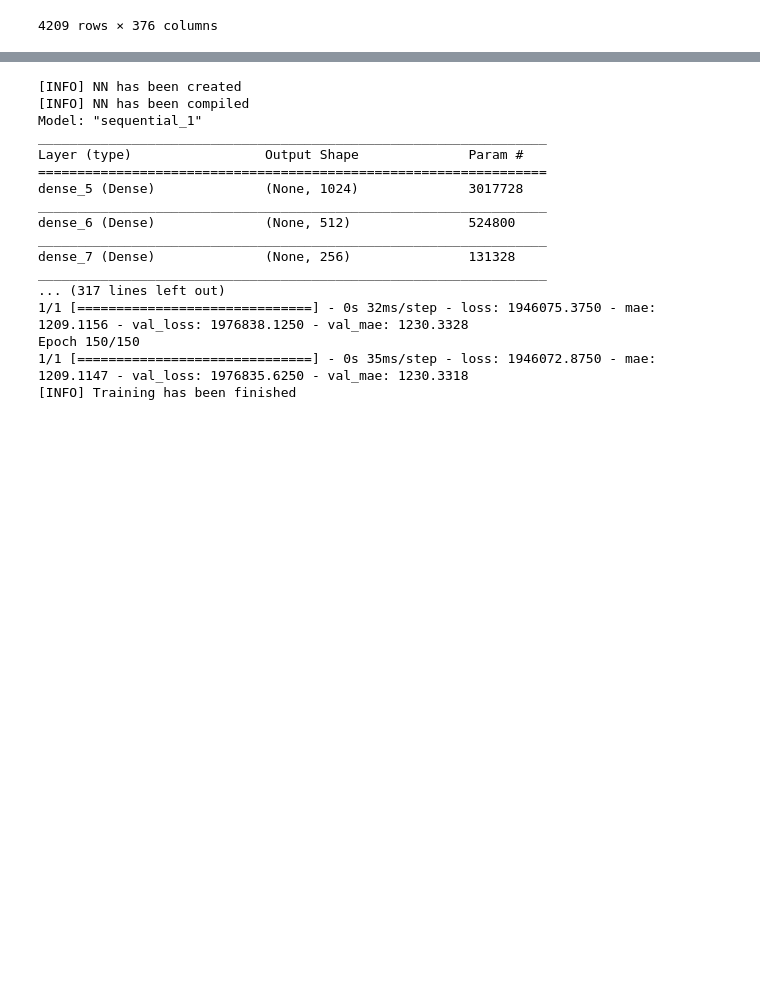
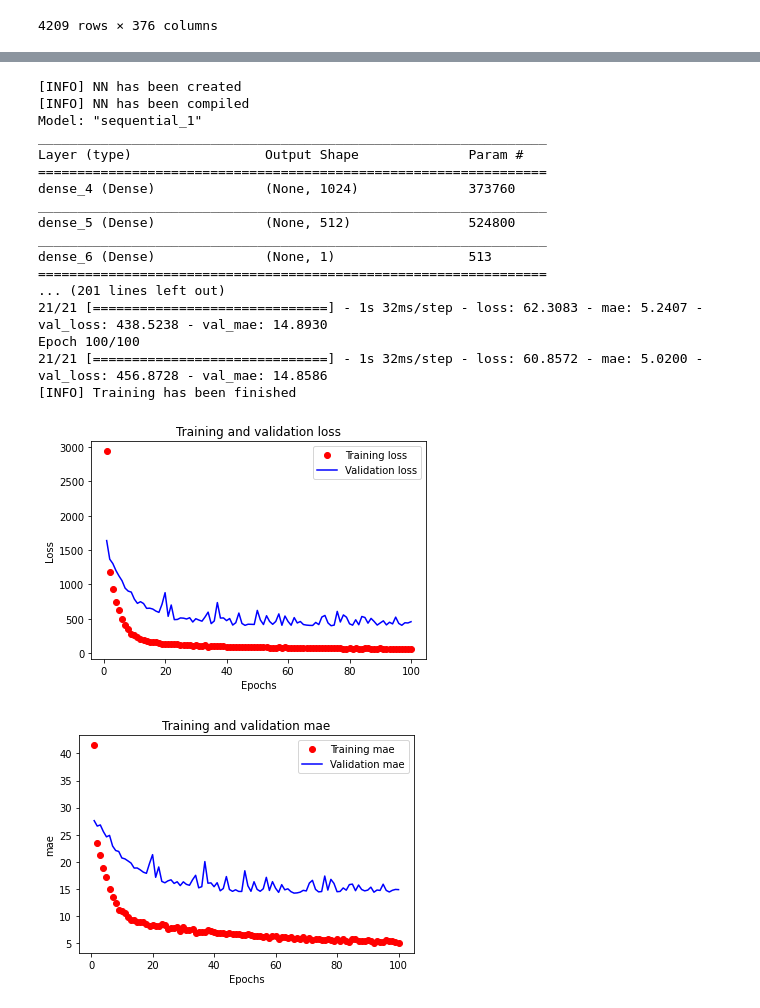
Before and after one commit to rukavishnikovmihail00/TensorFlow-NN-training, a Jupyter notebook: TF_NetworkTraining.ipynb, the cells around one changed output, grey strips where cells are left out. Drawn from its saved outputs; the diff is of its cells as text; code cells hidden in the pictures; blank space fills up the shorter version.

```diff
--- a/TF_NetworkTraining.ipynb
+++ b/TF_NetworkTraining.ipynb
@@ -232,22 +260,18 @@ X_TEST SHAPE IS (364, 1263)
+# %%
+(x_train_main, x_train_val) = train_test_split(x_train, test_size=0.3)
+(y_train_main, y_train_val) = train_test_split(y_train, test_size=0.3)
 # %%
 model = Sequential()
-model.add(Dense(1024, activation="relu", input_shape=(x_train.shape[1],)))
+model.add(Dense(1024, activation="relu", input_shape=(x_train_main.shape[1],)))
 model.add(Dense(512, activation="relu"))
-model.add(Dense(256, activation="relu"))
-model.add(Dense(128, activation="relu"))
-model.add(Dense(64, activation="relu"))
-model.add(Dense(32, activation="relu"))
-model.add(Dense(16, activation="relu"))
-model.add(Dense(8, activation="relu"))
-model.add(Dense(4, activation="relu"))
-model.add(Dense(2, activation="relu"))
 model.add(Dense(1))
 print("[INFO] NN has been created")
-model.compile(optimizer="adam", loss="mse", metrics=["mae"])
+model.compile(optimizer="rmsprop", loss="mse", metrics=["mae"])
 print("[INFO] NN has been compiled")
 model.summary()
 # начинаем обучение нейронной сети
-model.fit(x_train, y_train, epochs=150, batch_size=1000, verbose=1, validation_split=0.3)
+history = model.fit(x_train_main, y_train_main, epochs=100, batch_size=100, validation_data=(x_train_val, y_train_val))
+history = history.history
 print("[INFO] Training has been finished")
 # %% [output]
 [INFO] NN has been created
@@ -256,17 +280,57 @@ Model: "sequential_1"
 _________________________________________________________________
 Layer (type)                 Output Shape              Param #
 =================================================================
-dense_5 (Dense)              (None, 1024)              3017728
+dense_4 (Dense)              (None, 1024)              373760
 _________________________________________________________________
-dense_6 (Dense)              (None, 512)               524800
+dense_5 (Dense)              (None, 512)               524800
 _________________________________________________________________
-dense_7 (Dense)              (None, 256)               131328
-_________________________________________________________________
-... (317 lines left out)
-1/1 [==============================] - 0s 32ms/step - loss: 1946075.3750 - mae: 1209.1156 - val_loss: 1976838.1250 - val_mae: 1230.3328
-Epoch 150/150
-1/1 [==============================] - 0s 35ms/step - loss: 1946072.8750 - mae: 1209.1147 - val_loss: 1976835.6250 - val_mae: 1230.3318
+dense_6 (Dense)              (None, 1)                 513
+=================================================================
+... (201 lines left out)
+21/21 [==============================] - 1s 32ms/step - loss: 62.3083 - mae: 5.2407 - val_loss: 438.5238 - val_mae: 14.8930
+Epoch 100/100
+21/21 [==============================] - 1s 32ms/step - loss: 60.8572 - mae: 5.0200 - val_loss: 456.8728 - val_mae: 14.8586
 [INFO] Training has been finished
+# %%
+# функция строит графики после тренировки
+def draw_graph(history):
+    loss_values = history["loss"]
+    validation_loss_values = history["val_loss"]
+
+    epochs = range(1, len(history['loss']) + 1)
+
+    #               ГРАФИКИ ПОТЕРЬ
+    # синими точками рисуется график потерь на этапе обучения
+    plt.plot(epochs, loss_values, 'or', label='Training loss')
+    # синей линией рисуется график потерь на этапе проверки
+    plt.plot(epochs, validation_loss_values, 'b', label='Validation loss')
+    plt.title('Training and validation loss')
+    plt.xlabel('Epochs')
+    plt.ylabel('Loss')
+    plt.legend()
+    plt.show()
+
+    # очищаем рисунок
+    plt.clf()
+
+    #               ГРАФИКИ ОШИБКИ
+    acc_values = history['mae']
+    validation_acc_values = history['val_mae']
+    plt.plot(epochs, acc_values, 'or', label='Training mae')
+    plt.plot(epochs, validation_acc_values, 'b', label='Validation mae')
+    plt.title('Training and validation mae')
+    plt.xlabel('Epochs')
+    plt.ylabel('mae')
+    plt.legend()
+    plt.show()
+
+
+
+# рисуем все графики
+draw_graph(history)
+# %% [output]
+[figure, added]
+[figure, added]
 # %%
 print("[INFO] RUNNING ON TEST DATA: \n")
 # вычисляем ошибки и выводим их на экран
```
Also changed, not shown: parts of 19 cells of this notebook.
